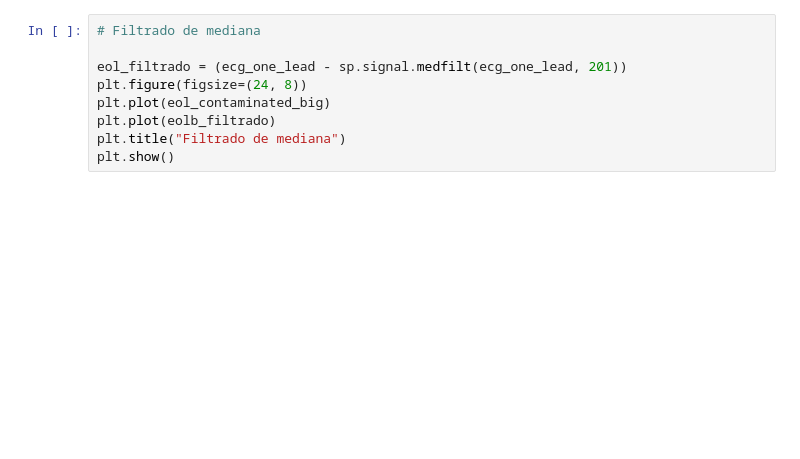
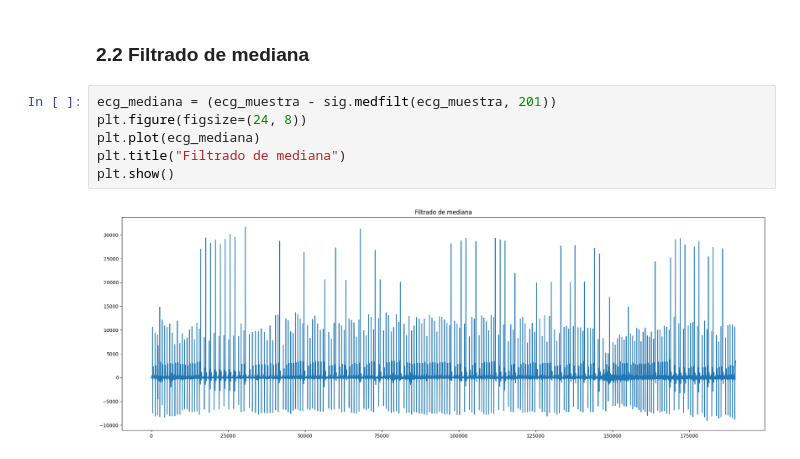
Before and after one commit to micuentz/Workspace_PDS, a Jupyter notebook: Carpeta/Guerrero_TS10.ipynb, the cells around one changed output. Saved outputs shown, nothing was run; the diff lists cells and outputs as text; blank space fills up the shorter version.

```diff
--- a/Carpeta/Guerrero_TS10.ipynb
+++ b/Carpeta/Guerrero_TS10.ipynb
@@ -11,9 +56,10 @@ nyq = fs_ecg / 2
+# %% [markdown]
+### 2.2 Filtrado de mediana
 # %%
-# Filtrado de mediana
-
-eol_filtrado = (ecg_one_lead - sp.signal.medfilt(ecg_one_lead, 201))
+ecg_mediana = (ecg_muestra - sig.medfilt(ecg_muestra, 201))
 plt.figure(figsize=(24, 8))
-plt.plot(eol_contaminated_big)
-plt.plot(eolb_filtrado)
+plt.plot(ecg_mediana)
 plt.title("Filtrado de mediana")
 plt.show()
+# %% [output]
+[figure, added]
```
Also changed, not shown: parts of 10 cells of this notebook, 3 other files.
